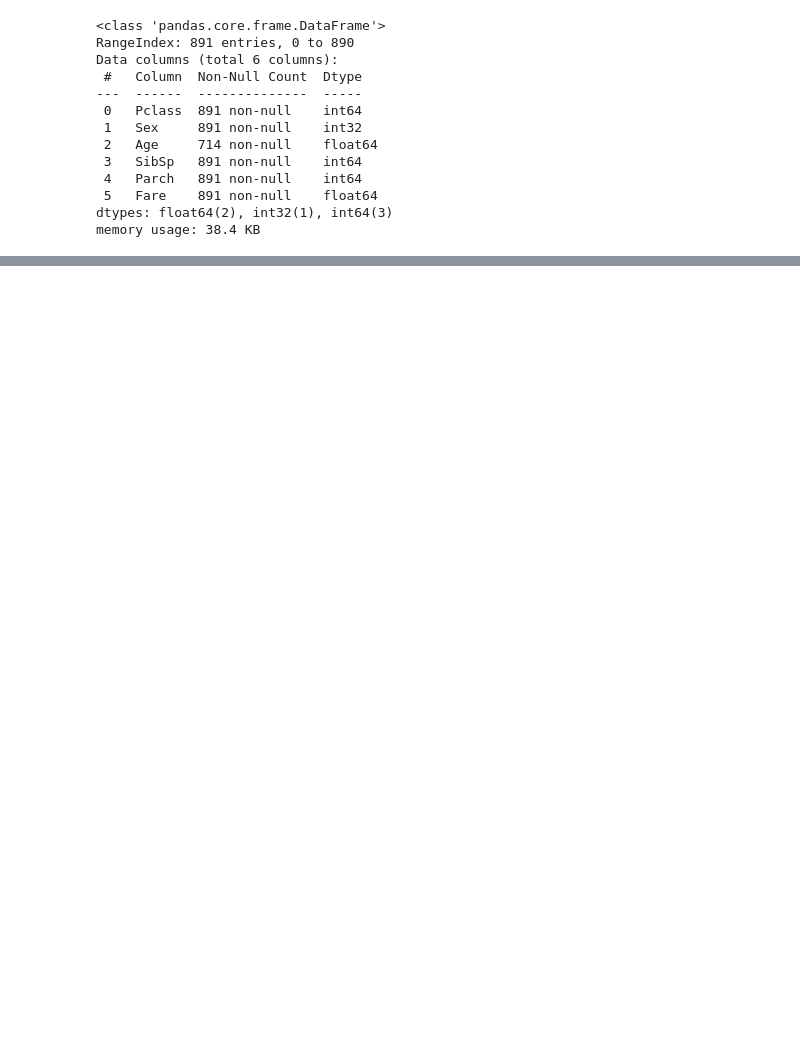
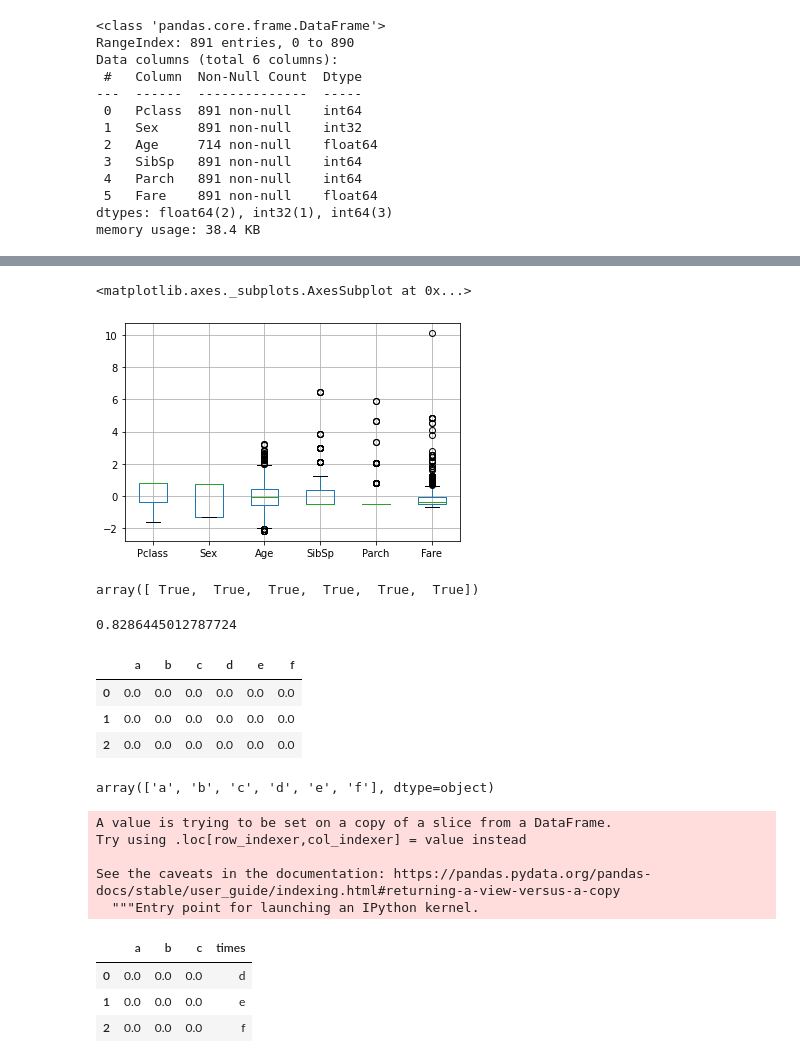
Before and after one commit to PrauchPort/MLPlayground, a Jupyter notebook: artykuliki/DataStandarization/DataStandarization.ipynb, the cells around one changed output, grey strips where cells are left out. Drawn from its saved outputs; the diff is of its cells as text; code cells hidden in the pictures; blank space fills up the shorter version.

Commit message:
Added final notebook version for standardization

```diff
--- a/artykuliki/DataStandarization/DataStandarization.ipynb
+++ b/artykuliki/DataStandarization/DataStandarization.ipynb
@@ -230,0 +102,20 @@ plt.hist(ages_s, bins=20)
+# %%
+standard_scaler = StandardScaler()
+x_train_standarized = standard_scaler.fit_transform(x_train)
+x_test_standarized = standard_scaler.transform(x_test)
+
+x_train_standardized = pd.DataFrame(columns = x_train.columns, data = x_train_standarized)
+x_train_standardized.boxplot()
+# %% [output]
+<matplotlib.axes._subplots.AxesSubplot at 0x...>
+[figure, added]
+# %%
+standard_scaler.mean_ == np.mean(x_train.values, axis=0)
+standard_scaler.scale_ == np.std(x_train.values, axis=0)
+# %% [output]
+array([ True,  True,  True,  True,  True,  True])
+# %%
+svc_classifier.fit(x_train_standarized, y_train)
+svc_classifier.score(x_test_standarized, y_test)
+# %% [output]
+0.8286445012787724
@@ -230,0 +124,7 @@ plt.hist(ages_s, bins=20)
+# %%
+df
+# %% [output]
+|  | a | b | c | d | e | f |
+| 0 | 0.0 | 0.0 | 0.0 | 0.0 | 0.0 | 0.0 |
+| 1 | 0.0 | 0.0 | 0.0 | 0.0 | 0.0 | 0.0 |
+| 2 | 0.0 | 0.0 | 0.0 | 0.0 | 0.0 | 0.0 |
@@ -230,0 +133,19 @@ plt.hist(ages_s, bins=20)
+# %%
+df.columns.values
+# %% [output]
+array(['a', 'b', 'c', 'd', 'e', 'f'], dtype=object)
+# %%
+df_new['times'] = df.columns[3:]
+# %% [output]
+A value is trying to be set on a copy of a slice from a DataFrame.
+Try using .loc[row_indexer,col_indexer] = value instead
+
+See the caveats in the documentation: https://pandas.pydata.org/pandas-docs/stable/user_guide/indexing.html#returning-a-view-versus-a-copy
+  """Entry point for launching an IPython kernel.
+# %%
+df_new
+# %% [output]
+|  | a | b | c | times |
+| 0 | 0.0 | 0.0 | 0.0 | d |
+| 1 | 0.0 | 0.0 | 0.0 | e |
+| 2 | 0.0 | 0.0 | 0.0 | f |
```
Also changed, not shown: parts of 40 cells of this notebook, 2 other files.
